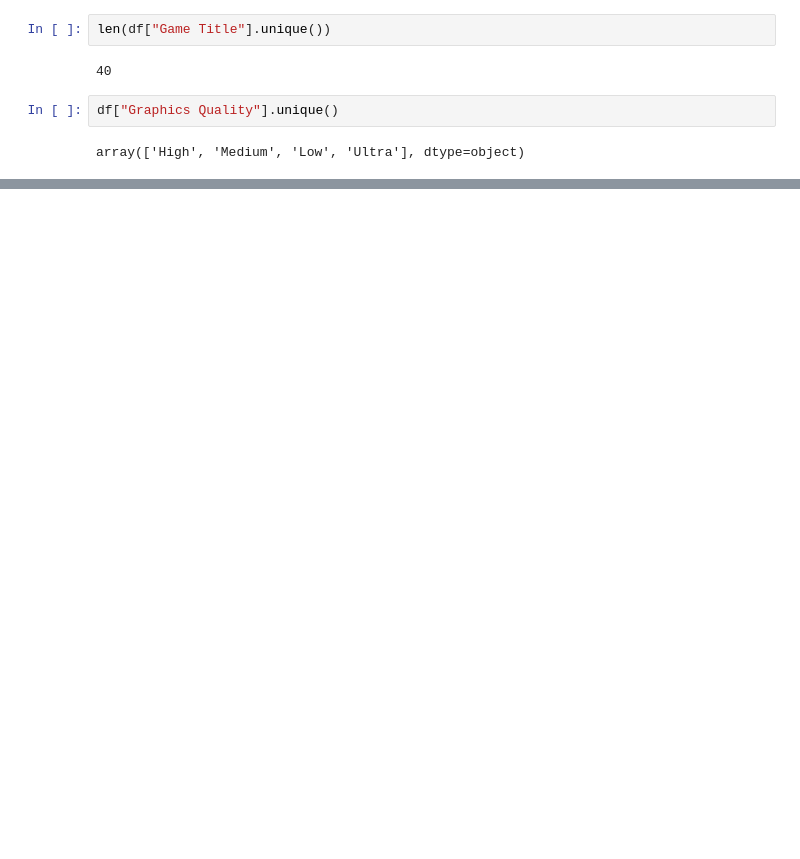
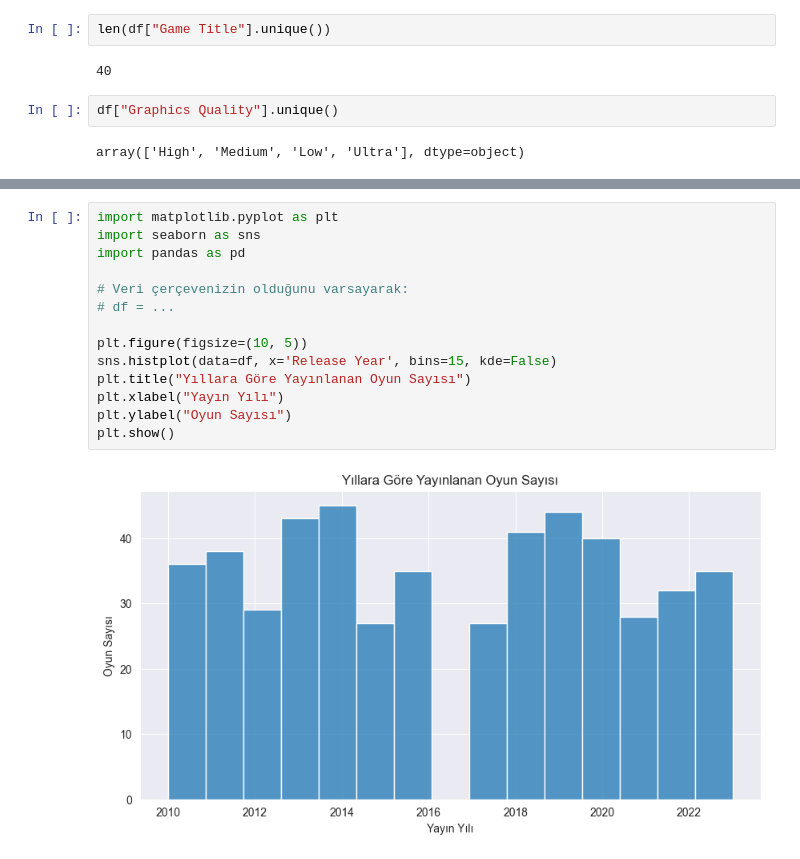
Before and after one commit to AlpikTech/ISTDS-Proje-4, a Jupyter notebook: Game Reviews.ipynb, the cells around one changed output, grey strips where cells are left out. Cells and saved outputs as stored; diff of their text form; blank space fills up the shorter version.

```diff
--- a/Game Reviews.ipynb
+++ b/Game Reviews.ipynb
@@ -130,0 +168,16 @@ array(['High', 'Medium', 'Low', 'Ultra'], dtype=object)
+# %%
+import matplotlib.pyplot as plt
+import seaborn as sns
+import pandas as pd
+
+# Veri çerçevenizin olduğunu varsayarak:
+# df = ...
+
+plt.figure(figsize=(10, 5))
+sns.histplot(data=df, x='Release Year', bins=15, kde=False)
+plt.title("Yıllara Göre Yayınlanan Oyun Sayısı")
+plt.xlabel("Yayın Yılı")
+plt.ylabel("Oyun Sayısı")
+plt.show()
+# %% [output]
+[figure, added]
```
Also changed, not shown: parts of 13 cells of this notebook, 1 other file.
